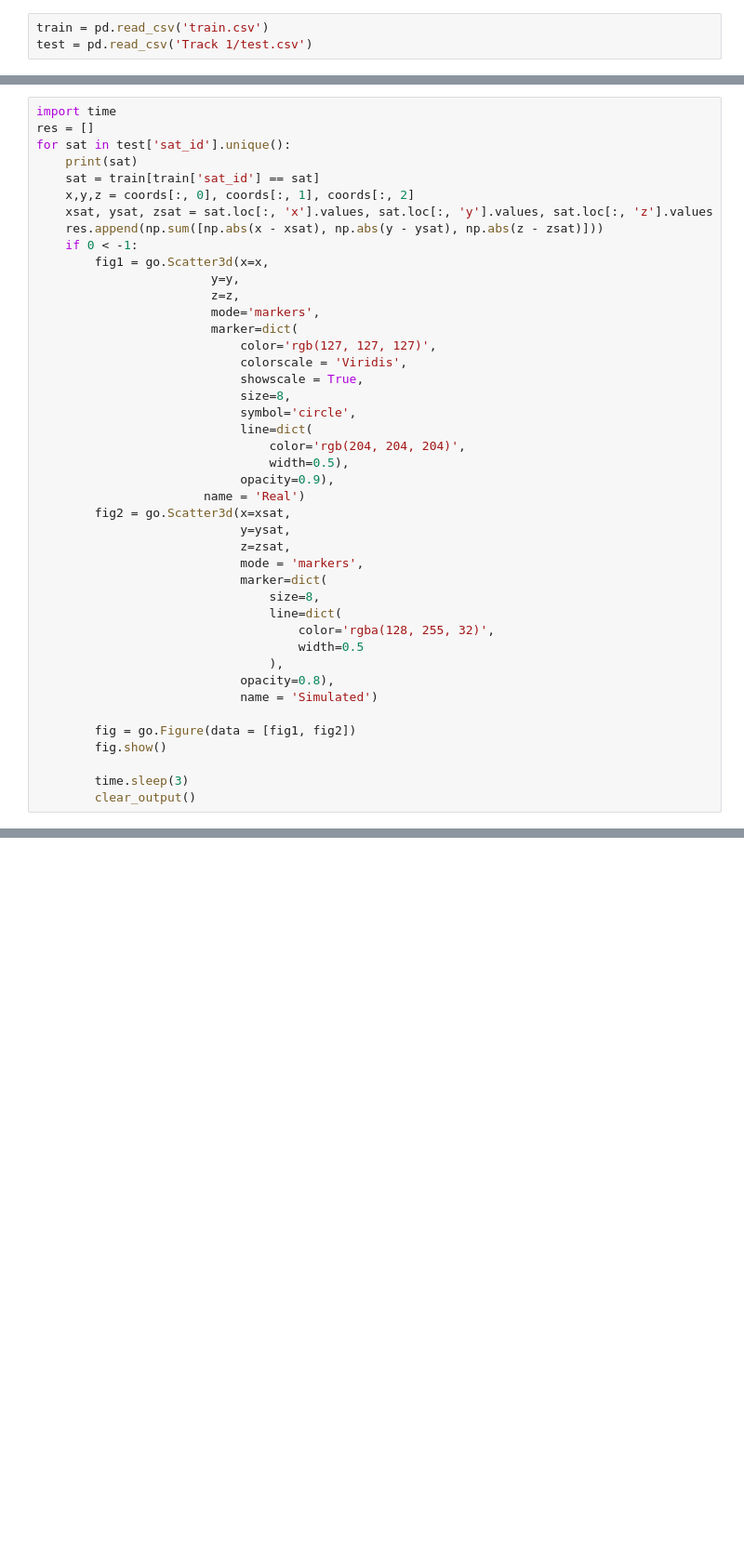
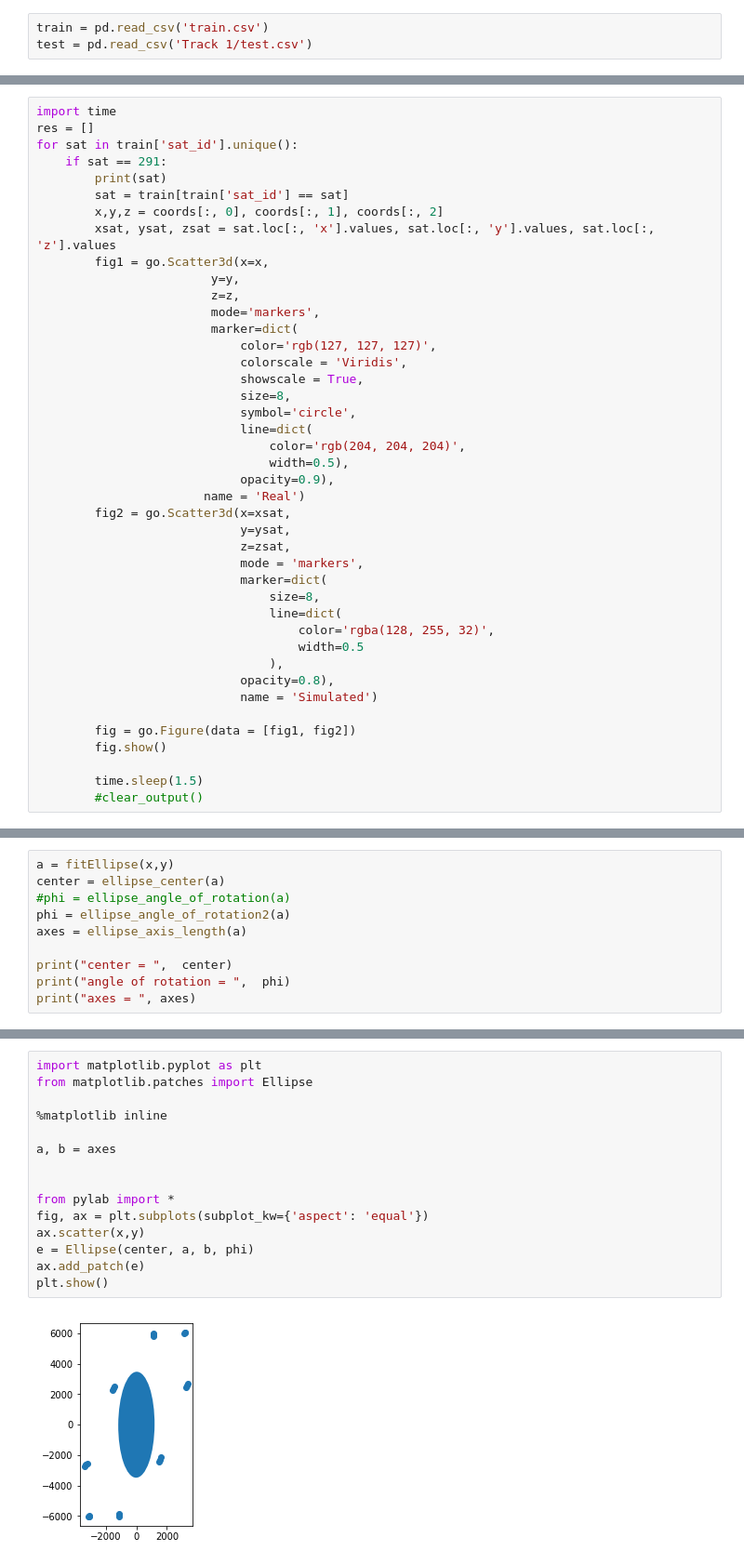
Before and after one commit to artkulak/idao2020_qualifications, a Jupyter notebook: Untitled.ipynb, the cells around one changed output, grey strips where cells are left out. Shown: that part at 93% size. Cells and saved outputs as stored; diff of their text form; blank space fills up the shorter version.

Commit message:
Added some more visuals

```diff
--- a/Untitled.ipynb
+++ b/Untitled.ipynb
@@ -40,13 +70,12 @@ ValueError: operands could not be broadcast together with shapes (24,) (88,)
 # %%
 import time
 res = []
-for sat in test['sat_id'].unique():
-    print(sat)
-    sat = train[train['sat_id'] == sat]
-    x,y,z = coords[:, 0], coords[:, 1], coords[:, 2]
-    xsat, ysat, zsat = sat.loc[:, 'x'].values, sat.loc[:, 'y'].values, sat.loc[:, 'z'].values
-    res.append(np.sum([np.abs(x - xsat), np.abs(y - ysat), np.abs(z - zsat)]))
-    if 0 < -1:
+for sat in train['sat_id'].unique():
+    if sat == 291:
+        print(sat)
+        sat = train[train['sat_id'] == sat]
+        x,y,z = coords[:, 0], coords[:, 1], coords[:, 2]
+        xsat, ysat, zsat = sat.loc[:, 'x'].values, sat.loc[:, 'y'].values, sat.loc[:, 'z'].values
         fig1 = go.Scatter3d(x=x,
                         y=y,
                         z=z,
@@ -78,6 +107,6 @@ for sat in test['sat_id'].unique():
         fig = go.Figure(data = [fig1, fig2])
         fig.show()
 
-        time.sleep(3)
-        clear_output()
+        time.sleep(1.5)
+        #clear_output()
 # %% [output]
@@ -85,0 +166,10 @@ ValueError: operands could not be broadcast together with shapes (24,) (2108,)
+# %%
+a = fitEllipse(x,y)
+center = ellipse_center(a)
+#phi = ellipse_angle_of_rotation(a)
+phi = ellipse_angle_of_rotation2(a)
+axes = ellipse_axis_length(a)
+
+print("center = ",  center)
+print("angle of rotation = ",  phi)
+print("axes = ", axes)
@@ -85,0 +180,17 @@ ValueError: operands could not be broadcast together with shapes (24,) (2108,)
+# %%
+import matplotlib.pyplot as plt
+from matplotlib.patches import Ellipse
+
+%matplotlib inline
+
+a, b = axes
+
+
+from pylab import *
+fig, ax = plt.subplots(subplot_kw={'aspect': 'equal'})
+ax.scatter(x,y)
+e = Ellipse(center, a, b, phi)
+ax.add_patch(e)
+plt.show()
+# %% [output]
+[figure, added]
```
Also changed, not shown: parts of 13 cells of this notebook.
